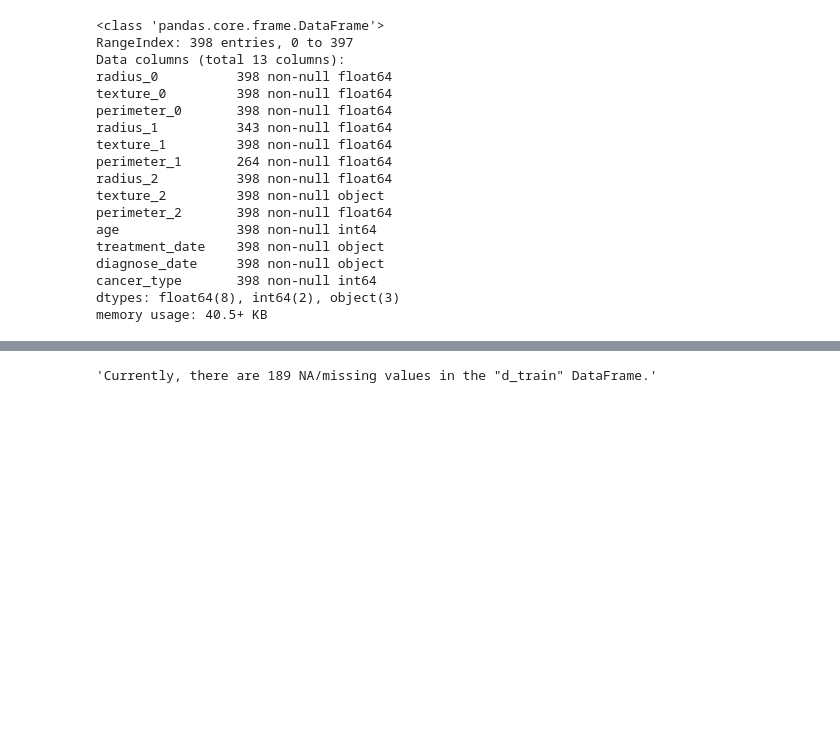
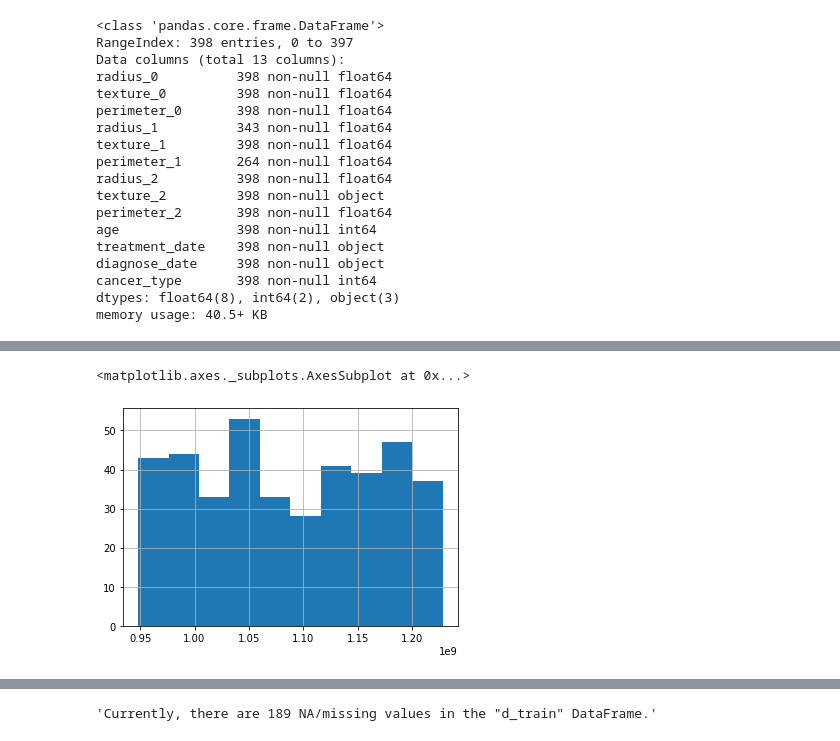
Before and after one commit to danielschulz/Female_Health_Analysis, a Jupyter notebook: Female_Health_Analysis/Female_Health_Analysis/scripts/EDA.ipynb, the cells around one changed output, grey strips where cells are left out. Saved outputs shown, nothing was run; the diff lists cells and outputs as text; code cells hidden in the pictures; blank space fills up the shorter version.

```diff
--- a/Female_Health_Analysis/Female_Health_Analysis/scripts/EDA.ipynb
+++ b/Female_Health_Analysis/Female_Health_Analysis/scripts/EDA.ipynb
@@ -107,0 +179,5 @@ d_train.head()
+# %%
+d_train['treatment_date'].hist()
+# %% [output]
+<matplotlib.axes._subplots.AxesSubplot at 0x...>
+[figure, added]
```
Also changed, not shown: parts of 42 cells of this notebook.
